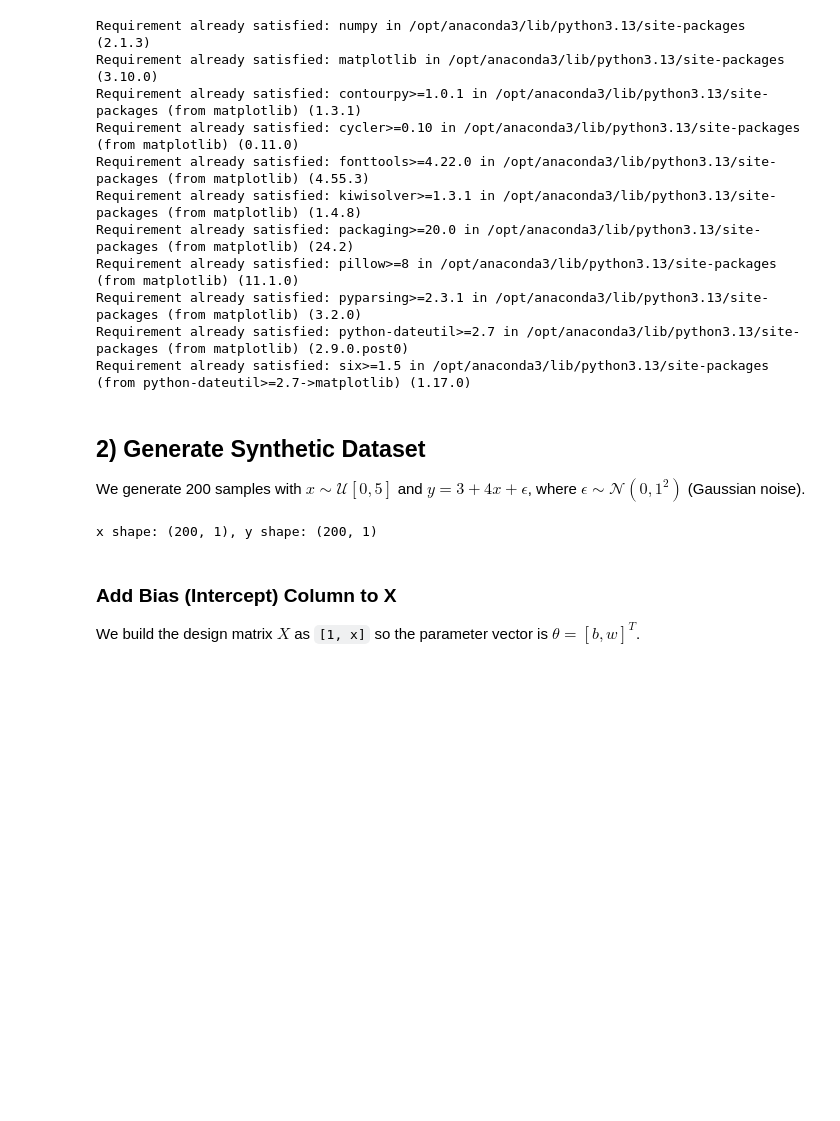
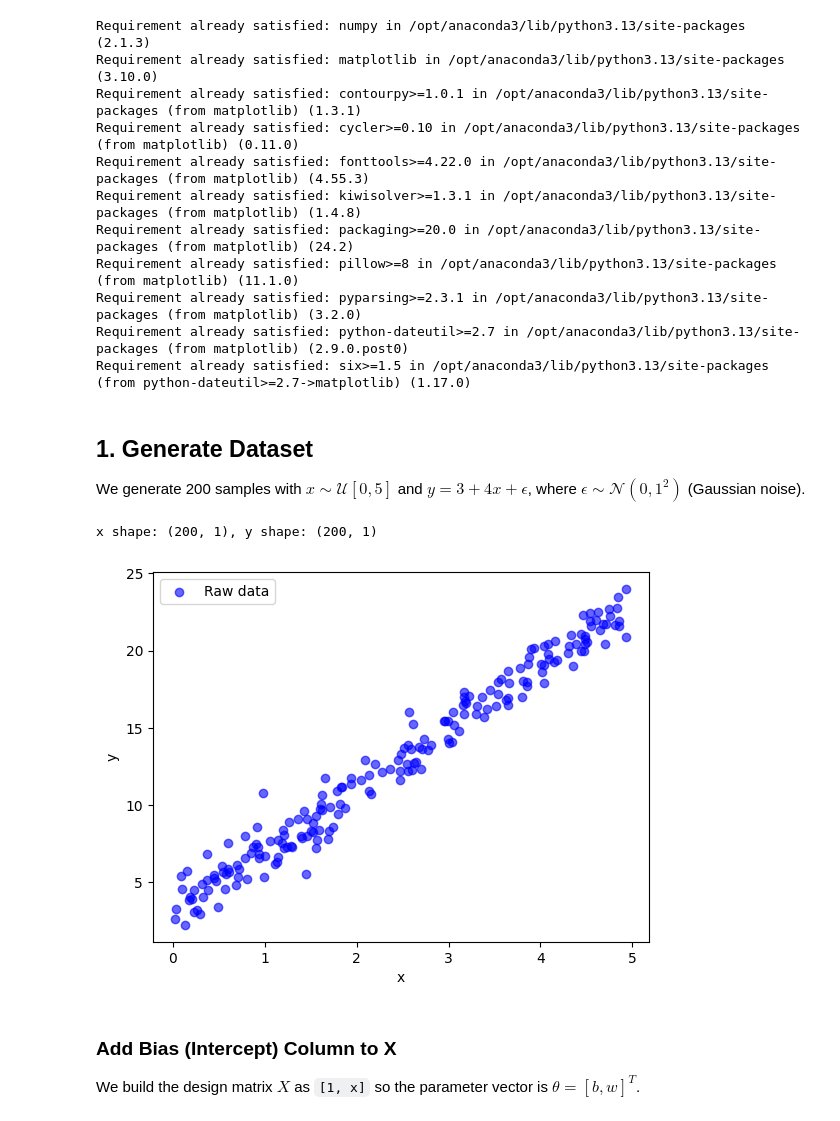
Before and after one commit to bayina/ml_assignment, a Jupyter notebook: Assignment-01/GradientDescent_vs_NormalEquation.ipynb, the cells around one changed output. Cells and saved outputs as stored; diff of their text form; code cells hidden in the pictures; blank space fills up the shorter version.

```diff
--- a/Assignment-01/GradientDescent_vs_NormalEquation.ipynb
+++ b/Assignment-01/GradientDescent_vs_NormalEquation.ipynb
@@ -43,18 +43,26 @@ import matplotlib.pyplot as plt
 # for reproducibility
 np.random.seed(42)
 # %% [markdown]
-## 2) Generate Synthetic Dataset
+## 1. Generate Dataset
 We generate 200 samples with $x \sim \mathcal{U}[0,5]$ and
 $y = 3 + 4x + \epsilon$, where $\epsilon \sim \mathcal{N}(0, 1^2)$ (Gaussian noise).
 # %%
 m = 200  # number of samples
 x = np.random.uniform(0.0, 5.0, size=(m, 1))  # shape (m, 1)
 epsilon = np.random.normal(loc=0.0, scale=1.0, size=(m, 1))
 y = 3.0 + 4.0 * x + epsilon  # true intercept=3, slope=4
 
 print(f"x shape: {x.shape}, y shape: {y.shape}")
+
+# Plot raw data
+plt.scatter(x, y, color="blue", alpha=0.6, label="Raw data")
+plt.xlabel("x")
+plt.ylabel("y")
+plt.legend()
+plt.show()
 # %% [output]
 x shape: (200, 1), y shape: (200, 1)
+[figure, added]
 # %% [markdown]
 ### Add Bias (Intercept) Column to X
 We build the design matrix $X$ as `[1, x]` so the parameter vector is $\theta = [b, w]^T$.
```
Also changed, not shown: parts of 13 cells of this notebook, 1 other file.
